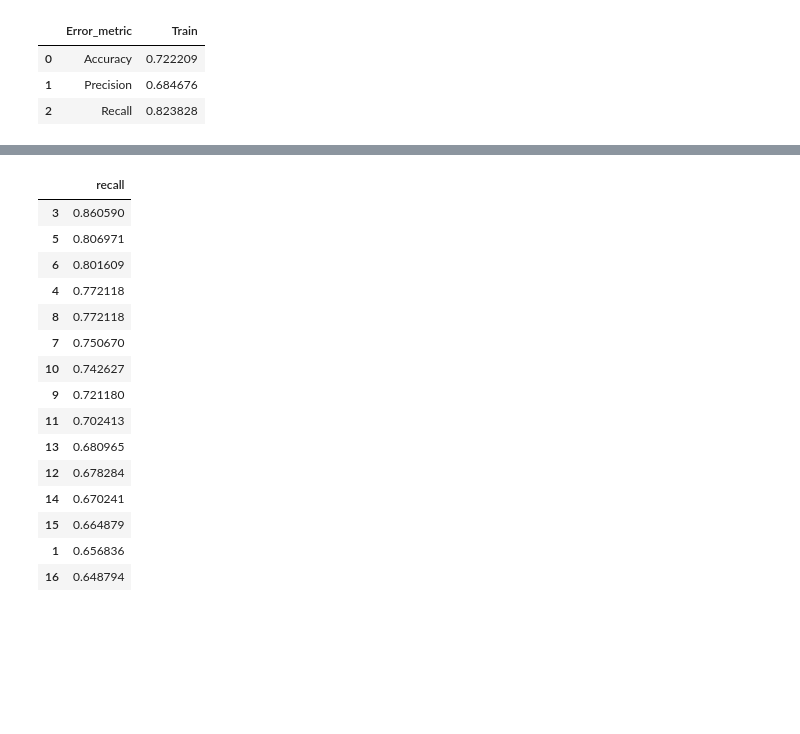
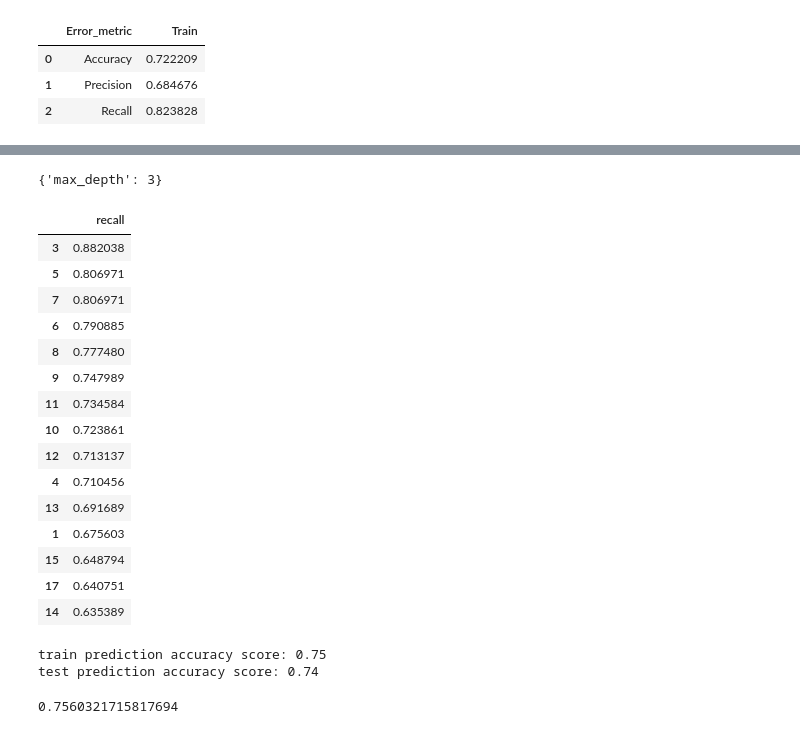
Before and after one commit to Frussen/ironhack_lab, a Jupyter notebook: Week 7 - ML/lab7.2.2_imbalance_and_cross_validation.ipynb, the cells around one changed output, grey strips where cells are left out. Cells and saved outputs as stored; diff of their text form; code cells hidden in the pictures; blank space fills up the shorter version.

Commit message:
[ADD] lab7.2.2 random forest and grid search for parameter tuning

```diff
--- a/Week 7 - ML/lab7.2.2_imbalance_and_cross_validation.ipynb
+++ b/Week 7 - ML/lab7.2.2_imbalance_and_cross_validation.ipynb
@@ -266,45 +273,53 @@ Score stats: 0.73 accuracy with a standard deviation of 0.01
+# %%
+model = DecisionTreeClassifier()
+grid_search = GridSearchCV(model, {'max_depth': range(1,37)}, cv=5, return_train_score=True, n_jobs=-1, scoring='recall')
+grid_search.fit(X_train_sm,y_train_sm.values.ravel())
+best_params = grid_search.best_params_ #To check the best set of parameters returned
+best_params
+# %% [output]
+{'max_depth': 3}
 # %%
 def tree_classifier_range(a, b):
     start = min(a,b)
     results = {}
     for i in range(abs(b-a)):
 
         model = DecisionTreeClassifier(max_depth=start+i)
         model.fit(X_train_sm, y_train_sm)
 
         y_pred_train_dt = model.predict(X_train_sm)
         y_pred_test_dt = model.predict(X_test)
 
         performance_df = pd.DataFrame({'Error_metric': ['Accuracy','Precision','Recall'],
                                        'Train': [accuracy_score(y_train_sm, y_pred_train_dt),
                                                  precision_score(y_train_sm, y_pred_train_dt),
                                                  recall_score(y_train_sm, y_pred_train_dt)],
                                        'Test': [accuracy_score(y_test, y_pred_test_dt),
                                                 precision_score(y_test, y_pred_test_dt),
                                                 recall_score(y_test, y_pred_test_dt)]})
 
         results[f"{start+i}"] = recall_score(y_test, y_pred_test_dt)
         #print(f"K = {start+i}")
         #display(performance_df)
 
     return pd.DataFrame.from_dict(results, orient='index', columns=['recall'])
 
-df = tree_classifier_range(1,400)
+df = tree_classifier_range(1,37)
 df.sort_values(by='recall', ascending=False).head(15)
 # %% [output]
 |  | recall |
-| 3 | 0.860590 |
+| 3 | 0.882038 |
 | 5 | 0.806971 |
-| 6 | 0.801609 |
-| 4 | 0.772118 |
-| 8 | 0.772118 |
-| 7 | 0.750670 |
-| 10 | 0.742627 |
-| 9 | 0.721180 |
-| 11 | 0.702413 |
-| 13 | 0.680965 |
-| 12 | 0.678284 |
-| 14 | 0.670241 |
-| 15 | 0.664879 |
-| 1 | 0.656836 |
-| 16 | 0.648794 |
+| 7 | 0.806971 |
+| 6 | 0.790885 |
+| 8 | 0.777480 |
+| 9 | 0.747989 |
+| 11 | 0.734584 |
+| 10 | 0.723861 |
+| 12 | 0.713137 |
+| 4 | 0.710456 |
+| 13 | 0.691689 |
+| 1 | 0.675603 |
+| 15 | 0.648794 |
+| 17 | 0.640751 |
+| 14 | 0.635389 |
@@ -310,0 +334,20 @@ df.sort_values(by='recall', ascending=False).head(15)
+# %%
+# Random Forest Classifier
+
+rfc_ops = {"max_depth":7,
+           "min_samples_leaf":20,
+           "n_estimators":100,
+           "bootstrap":True,
+           "oob_score":True,
+           "random_state":42}
+
+clf = RandomForestClassifier(**rfc_ops)
+clf.fit(X_train_sm, y_train_sm)
+print("train prediction accuracy score: %.2f" %(clf.score(X_train, y_train)))
+print("test prediction accuracy score: %.2f"  %(clf.score(X_test, y_test)))
+score = recall_score(y_test,clf.predict(X_test))
+score
+# %% [output]
+train prediction accuracy score: 0.75
+test prediction accuracy score: 0.74
+0.7560321715817694
```
Also changed, not shown: parts of 6 cells of this notebook, 3 other files.
